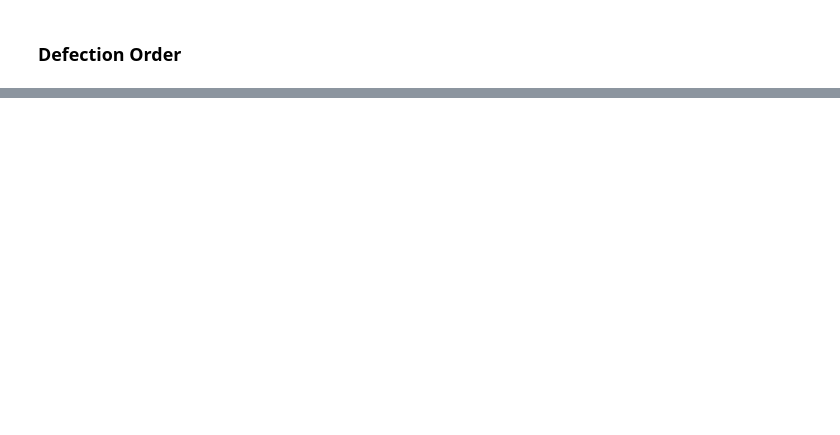
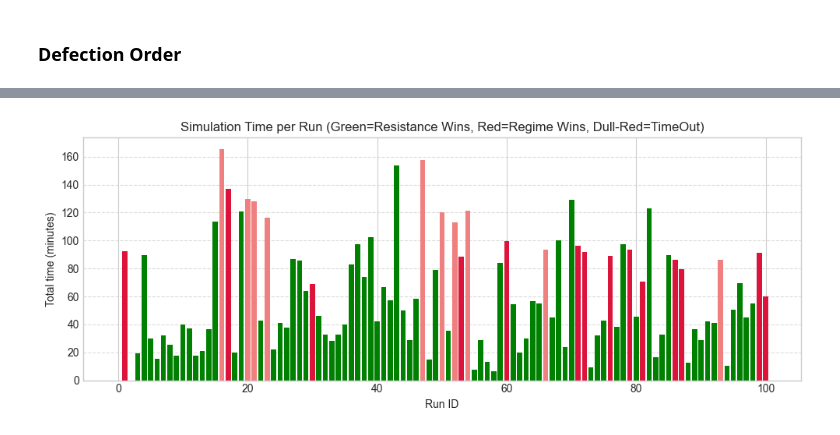
Before and after one commit to mahnoor-khalid9/abm_llm_nonviolence, a Jupyter notebook: Analysis/model_logs.ipynb, the cells around one changed output, grey strips where cells are left out. Drawn from its saved outputs; the diff is of its cells as text; code cells hidden in the pictures; blank space fills up the shorter version.

```diff
--- a/Analysis/model_logs.ipynb
+++ b/Analysis/model_logs.ipynb
@@ -844,0 +860,69 @@ Files with >= 3 defections:
+# %%
+import pandas as pd
+import matplotlib.pyplot as plt
+import glob
+import re
+from pathlib import Path
+
+# Use the existing Path object logic
+PROJECT_ROOT = Path.cwd().parent
+
+_STRUCTURED = (
+    PROJECT_ROOT
+    / "SimulationLogs" / "gemini_flash" / "ZeroShot"
+    / "stateful"       / "vision-4"
+    / "ModelLogging"   / "structured"
+)
+
+# 1. Define the pattern
+INPUT_PATTERN = str(_STRUCTURED / "ModelLogs" / "model_state_v*.csv")
+
+records = []
+
+# 2. Use glob.glob to actually find the files on disk
+files = glob.glob(INPUT_PATTERN)
+
+if not files:
+    print(f"No files found matching: {INPUT_PATTERN}")
+else:
+    for path_str in sorted(files):
+        path = Path(path_str)
+        df = pd.read_csv(path)
+
+        # 3. Robust extraction of the version/run number
+        # Looks for 'v' followed by digits (e.g., model_state_v1.csv -> 1)
+        match = re.search(r'v(\d+)', path.name)
+        run_id = int(match.group(1)) if match else 0
+
+        # 4. Handle possible empty DataFrames safely
+        if not df.empty and "elapsed_s" in df.columns:
+            records.append({
+                "run_id":      run_id,
+                "total_min":    df["elapsed_s"].sum() / 60,
+                "mean_step_s":  df["elapsed_s"].mean(),
+                "n_steps":      len(df),
+                "victory":      df["victory"].iloc[-1] if "victory" in df.columns else 0,
+            })
+
+if records:
+    summary = pd.DataFrame(records).sort_values("run_id")
+
+    # 5. Plotting with better color handling
+    plt.figure(figsize=(10, 4))
+
+    # Map colors: 1=Regime (Crimson), 2=Resistance (Seagreen), 3=Draw (Gray)
+    colors = summary["victory"].map({1: "#DC143C", 2: "#008000", 3: "#F08080"}).fillna("blue")
+        # colors = {1: "#2166ac", 2: "#f4a261", 3: "#e63946"}
+
+
+    plt.bar(summary["run_id"], summary["total_min"], color=colors)
+    plt.xlabel("Run ID")
+    plt.ylabel("Total time (minutes)")
+    plt.title("Simulation Time per Run (Green=Resistance Wins, Red=Regime Wins, Dull-Red=TimeOut)")
+    plt.grid(axis='y', linestyle='--', alpha=0.7)
+    plt.tight_layout()
+    plt.show()
+else:
+    print("No records processed. Check if the CSV files contain 'elapsed_s' and 'victory' columns.")
+# %% [output]
+[figure, added]
```
Also changed, not shown: parts of 8 cells of this notebook, 15 other files.
